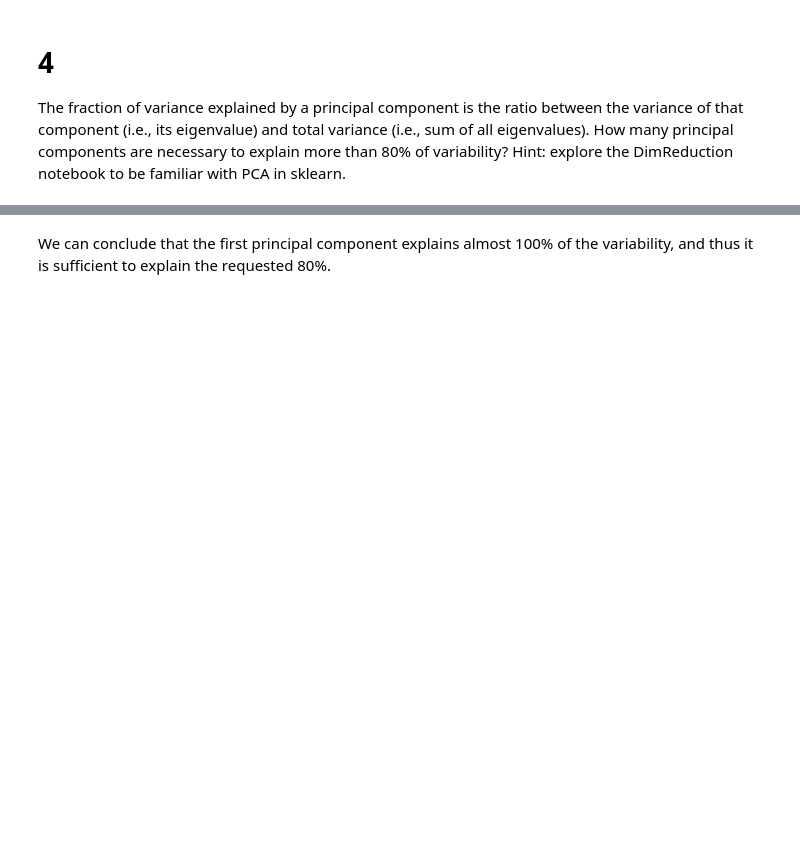
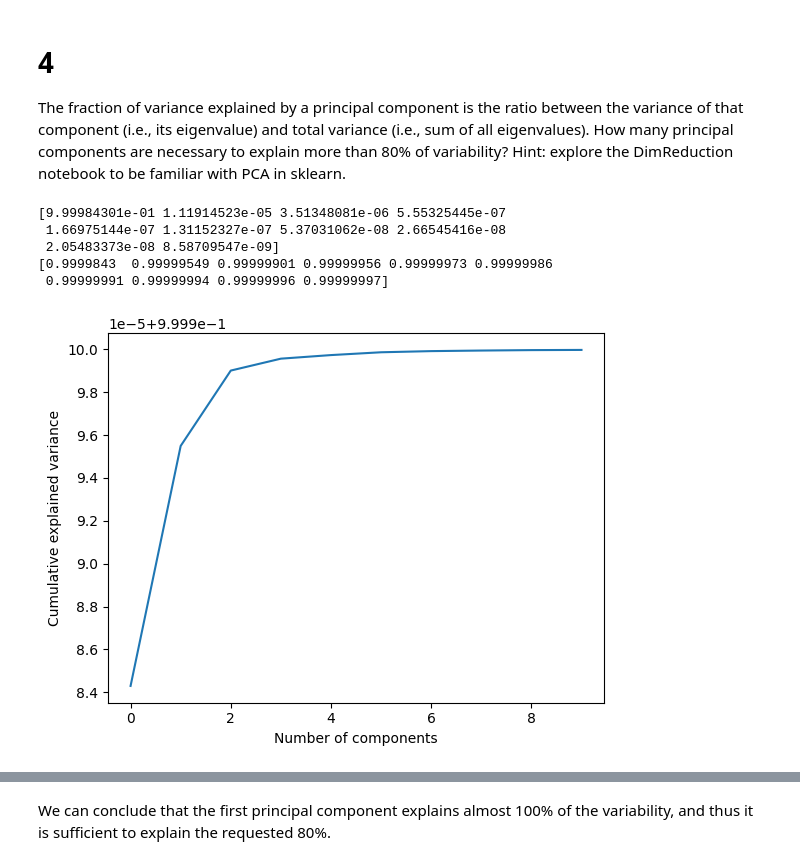
Before and after one commit to jjasferreira/data-exploration-py, a Jupyter notebook: hw04/hw04.ipynb, the cells around one changed output, grey strips where cells are left out. Saved outputs shown, nothing was run; the diff lists cells and outputs as text; code cells hidden in the pictures; blank space fills up the shorter version.

```diff
--- a/hw04/hw04.ipynb
+++ b/hw04/hw04.ipynb
@@ -131,35 +124,43 @@ import pandas as pd
 import numpy as np
 from scipy.io.arff import loadarff
 from sklearn.preprocessing import LabelEncoder
 from sklearn.preprocessing import MinMaxScaler
 from sklearn.metrics import silhouette_score
 from sklearn.cluster import KMeans
 from sklearn.decomposition import PCA
 from sklearn import metrics
 import matplotlib.pyplot as plt
 
 
 # Read the ARFF file and separate input from output data, to encode as numeric
 data = loadarff('pd_speech.arff')
 df = pd.DataFrame(data[0])
 X = df.drop('class', axis=1)
 scaler = MinMaxScaler()
-scaler.fit_transform(X)
+X_scaled = scaler.fit_transform(X)
 truth = np.array(LabelEncoder().fit_transform(df['class']))
 
+
 # Determine the 10 most informative features
-pca = PCA(n_components=10)
+pca = PCA(n_components=10, svd_solver='full')
 pca.fit(X)
 
 #
 print((pca.explained_variance_ratio_))
 cs = np.cumsum(pca.explained_variance_ratio_)
 print(cs)
 
 plt.plot(cs)
 plt.xlabel('Number of components')
 plt.ylabel('Cumulative explained variance')
 plt.show()
+# %% [output]
+[9.99984301e-01 1.11914523e-05 3.51348081e-06 5.55325445e-07
+ 1.66975144e-07 1.31152327e-07 5.37031062e-08 2.66545416e-08
+ 2.05483373e-08 8.58709547e-09]
+[0.9999843  0.99999549 0.99999901 0.99999956 0.99999973 0.99999986
+ 0.99999991 0.99999994 0.99999996 0.99999997]
+[figure, added]
 # %%
 import pandas as pd
 import numpy as np
```
Also changed, not shown: parts of 4 cells of this notebook.
